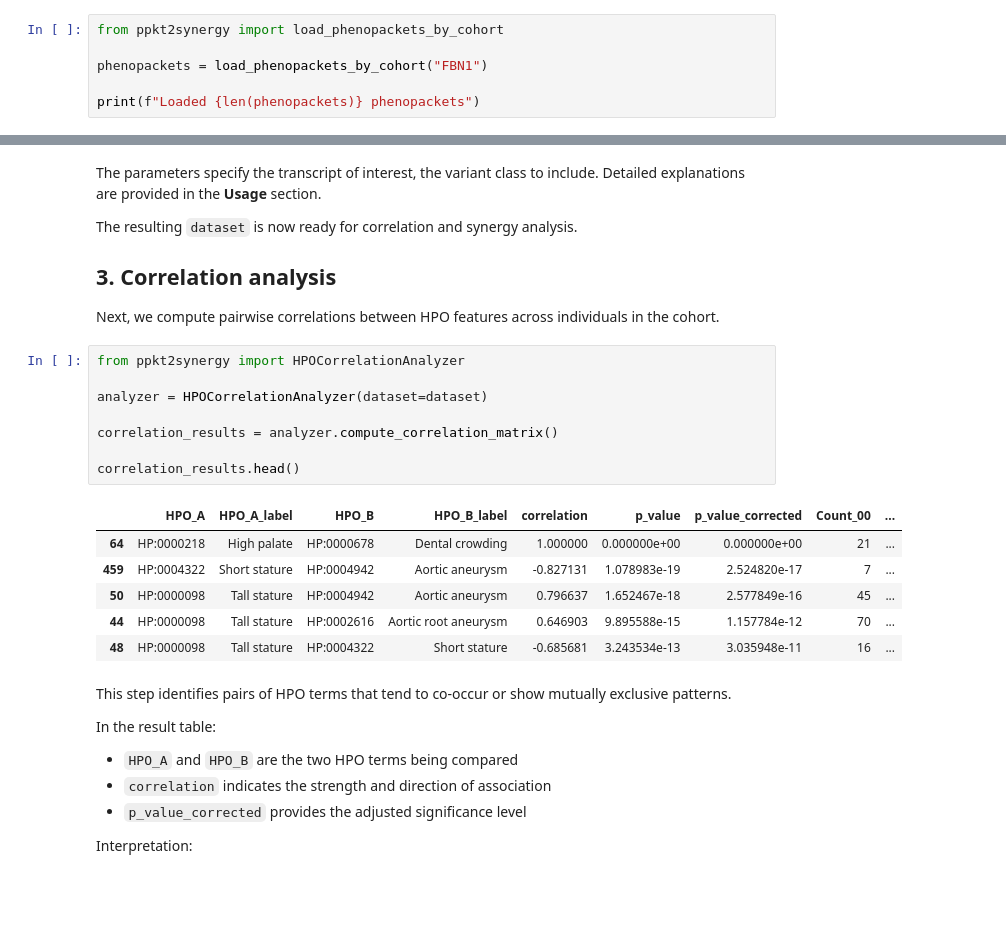
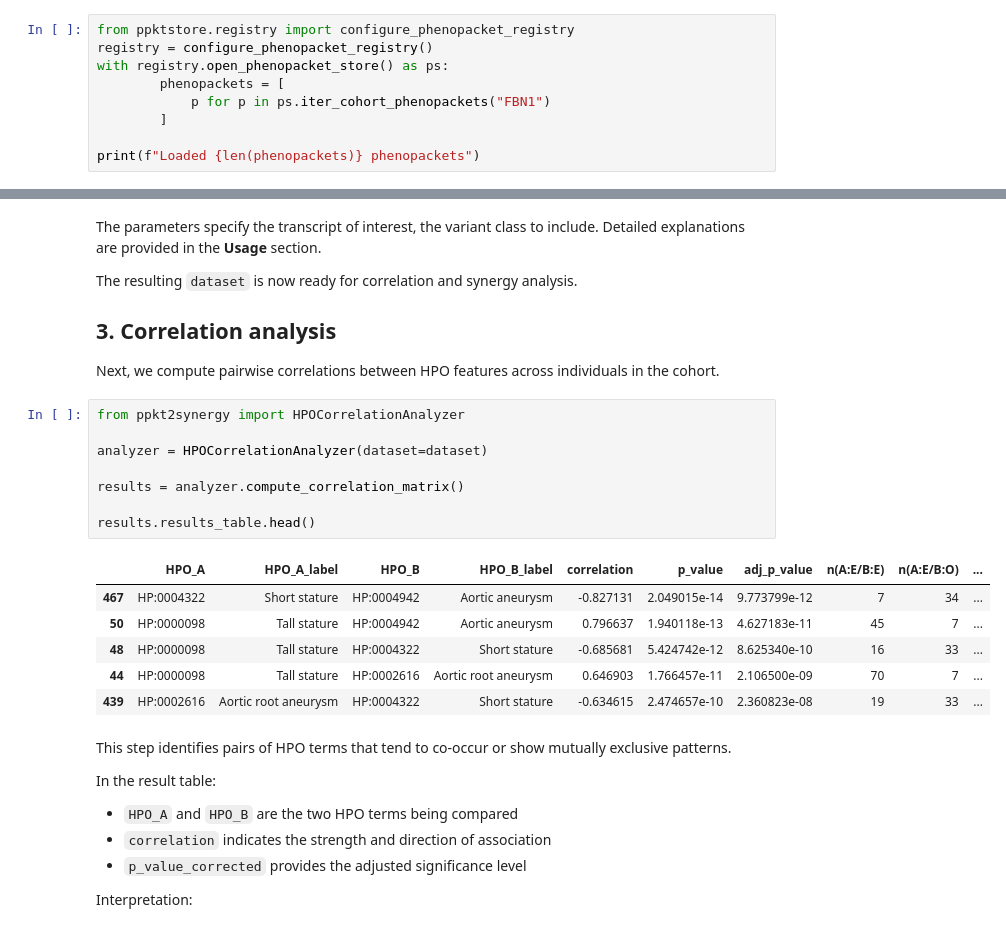
Before and after one commit to P2GX/phenosign, a Jupyter notebook: docs/source/tutorial.ipynb, the cells around one changed output, grey strips where cells are left out. Saved outputs shown, nothing was run; the diff lists cells and outputs as text; blank space fills up the shorter version.

```diff
--- a/docs/source/tutorial.ipynb
+++ b/docs/source/tutorial.ipynb
@@ -16,9 +16,12 @@ We recommend running this tutorial in a **Jupyter notebook** for interactive exp
 
 We start by loading phenopackets for the **FBN1** cohort:
 # %%
-from ppkt2synergy import load_phenopackets_by_cohort
-
-phenopackets = load_phenopackets_by_cohort("FBN1")
+from ppktstore.registry import configure_phenopacket_registry
+registry = configure_phenopacket_registry()
+with registry.open_phenopacket_store() as ps:
+        phenopackets = [
+            p for p in ps.iter_cohort_phenopackets("FBN1")
+        ]
 
 print(f"Loaded {len(phenopackets)} phenopackets")
 # %% [output]
@@ -48,18 +51,18 @@ Next, we compute pairwise correlations between HPO features across individuals i
 # %%
 from ppkt2synergy import HPOCorrelationAnalyzer
 
 analyzer = HPOCorrelationAnalyzer(dataset=dataset)
 
-correlation_results = analyzer.compute_correlation_matrix()
+results = analyzer.compute_correlation_matrix()
 
-correlation_results.head()
+results.results_table.head()
 # %% [output]
-|  | HPO_A | HPO_A_label | HPO_B | HPO_B_label | correlation | p_value | p_value_corrected | Count_00 | ... |
-| 64 | HP:0000218 | High palate | HP:0000678 | Dental crowding | 1.000000 | 0.000000e+00 | 0.000000e+00 | 21 | ... |
-| 459 | HP:0004322 | Short stature | HP:0004942 | Aortic aneurysm | -0.827131 | 1.078983e-19 | 2.524820e-17 | 7 | ... |
-| 50 | HP:0000098 | Tall stature | HP:0004942 | Aortic aneurysm | 0.796637 | 1.652467e-18 | 2.577849e-16 | 45 | ... |
-| 44 | HP:0000098 | Tall stature | HP:0002616 | Aortic root aneurysm | 0.646903 | 9.895588e-15 | 1.157784e-12 | 70 | ... |
-| 48 | HP:0000098 | Tall stature | HP:0004322 | Short stature | -0.685681 | 3.243534e-13 | 3.035948e-11 | 16 | ... |
+|  | HPO_A | HPO_A_label | HPO_B | HPO_B_label | correlation | p_value | adj_p_value | n(A:E/B:E) | n(A:E/B:O) | ... |
+| 467 | HP:0004322 | Short stature | HP:0004942 | Aortic aneurysm | -0.827131 | 2.049015e-14 | 9.773799e-12 | 7 | 34 | ... |
+| 50 | HP:0000098 | Tall stature | HP:0004942 | Aortic aneurysm | 0.796637 | 1.940118e-13 | 4.627183e-11 | 45 | 7 | ... |
+| 48 | HP:0000098 | Tall stature | HP:0004322 | Short stature | -0.685681 | 5.424742e-12 | 8.625340e-10 | 16 | 33 | ... |
+| 44 | HP:0000098 | Tall stature | HP:0002616 | Aortic root aneurysm | 0.646903 | 1.766457e-11 | 2.106500e-09 | 70 | 7 | ... |
+| 439 | HP:0002616 | Aortic root aneurysm | HP:0004322 | Short stature | -0.634615 | 2.474657e-10 | 2.360823e-08 | 19 | 33 | ... |
 # %% [markdown]
 This step identifies pairs of HPO terms that tend to co-occur or show mutually exclusive patterns.
 
```
Also changed, not shown: parts of 9 cells of this notebook, 31 other files.
